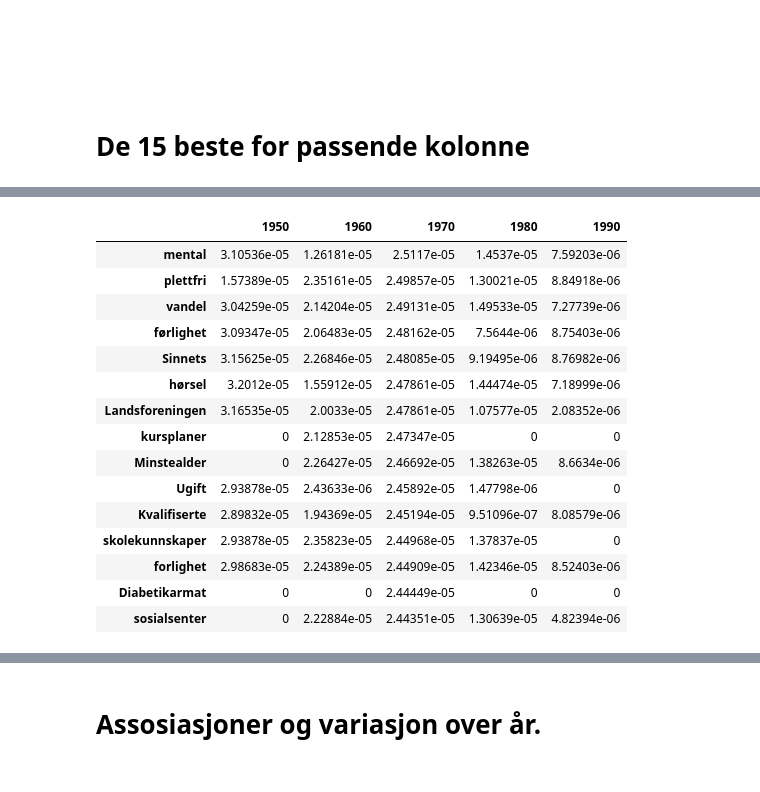
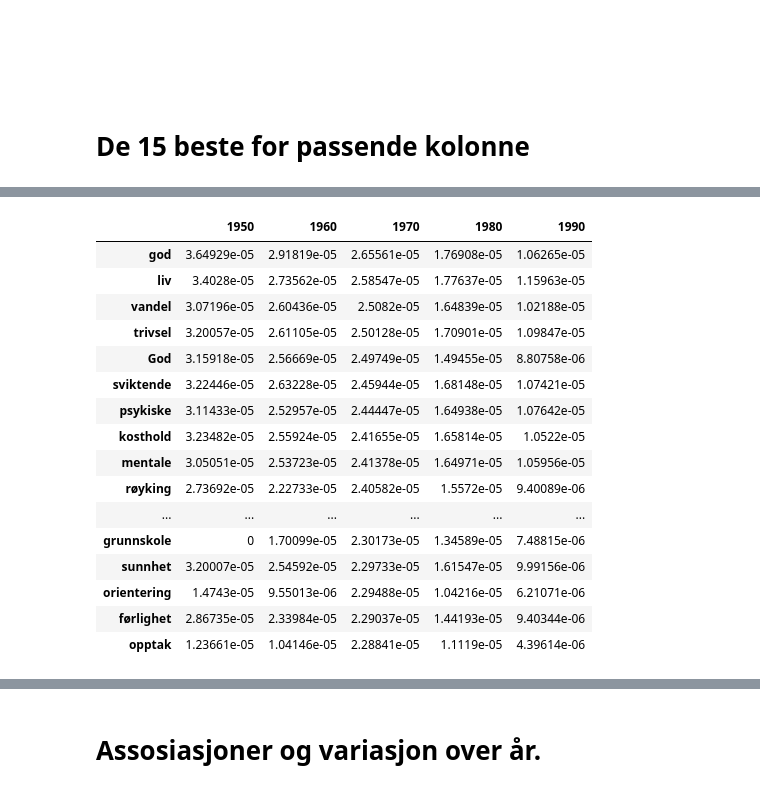
Before and after one commit to Yoonsen/HeCore, a Jupyter notebook: coll_helse_pmi.ipynb, the cells around one changed output, grey strips where cells are left out. Cells and saved outputs as stored; diff of their text form; code cells hidden in the pictures.

```diff
--- a/coll_helse_pmi.ipynb
+++ b/coll_helse_pmi.ipynb
@@ -173,3 +173,6 @@ agg = group_frames(colls)
 nb.normalize_corpus_dataframe(agg)
 # %% [output]
 True
+# %%
+ref = group_frames(reference)
+nb.normalize_corpus_dataframe(ref)
@@ -208,8 +227,9 @@ agg.sort_values(by=agg.columns[2], ascending=False)[:10].style.background_gradie
 | på | 0.00938176 | 0.0110189 | 0.0100142 | 0.0104373 | 0.00997852 |
 # %%
 pmi = pd.DataFrame()
+exp = 1.05
 for i in agg:
-    pmi[i] = agg[i]**1.02/(pd.concat([agg[i], reference[i]],axis=1).sum(axis=1))
+    pmi[i] = agg[i]**exp/(pd.concat([agg[i], ref[i]],axis=1).sum(axis=1))
 # %%
 nb.normalize_corpus_dataframe(pmi)
 # %% [output]
@@ -282,20 +303,21 @@ pmi.sort_values(by=pmi.columns[1], ascending=False).head(15).fillna(0).style.bac
 # %%
-pmi.sort_values(by=pmi.columns[2], ascending=False).head(15).fillna(0).style.background_gradient(axis=1)
+pmi.sort_values(by=pmi.columns[2], ascending=False).head(45).fillna(0).style.background_gradient(axis=1)
 # %% [output]
 |  | 1950 | 1960 | 1970 | 1980 | 1990 |
-| mental | 3.10536e-05 | 1.26181e-05 | 2.5117e-05 | 1.4537e-05 | 7.59203e-06 |
-| plettfri | 1.57389e-05 | 2.35161e-05 | 2.49857e-05 | 1.30021e-05 | 8.84918e-06 |
-| vandel | 3.04259e-05 | 2.14204e-05 | 2.49131e-05 | 1.49533e-05 | 7.27739e-06 |
-| førlighet | 3.09347e-05 | 2.06483e-05 | 2.48162e-05 | 7.5644e-06 | 8.75403e-06 |
-| Sinnets | 3.15625e-05 | 2.26846e-05 | 2.48085e-05 | 9.19495e-06 | 8.76982e-06 |
-| hørsel | 3.2012e-05 | 1.55912e-05 | 2.47861e-05 | 1.44474e-05 | 7.18999e-06 |
-| Landsforeningen | 3.16535e-05 | 2.0033e-05 | 2.47861e-05 | 1.07577e-05 | 2.08352e-06 |
-| kursplaner | 0 | 2.12853e-05 | 2.47347e-05 | 0 | 0 |
-| Minstealder | 0 | 2.26427e-05 | 2.46692e-05 | 1.38263e-05 | 8.6634e-06 |
-| Ugift | 2.93878e-05 | 2.43633e-06 | 2.45892e-05 | 1.47798e-06 | 0 |
-| Kvalifiserte | 2.89832e-05 | 1.94369e-05 | 2.45194e-05 | 9.51096e-07 | 8.08579e-06 |
-| skolekunnskaper | 2.93878e-05 | 2.35823e-05 | 2.44968e-05 | 1.37837e-05 | 0 |
-| forlighet | 2.98683e-05 | 2.24389e-05 | 2.44909e-05 | 1.42346e-05 | 8.52403e-06 |
-| Diabetikarmat | 0 | 0 | 2.44449e-05 | 0 | 0 |
-| sosialsenter | 0 | 2.22884e-05 | 2.44351e-05 | 1.30639e-05 | 4.82394e-06 |
+| god | 3.64929e-05 | 2.91819e-05 | 2.65561e-05 | 1.76908e-05 | 1.06265e-05 |
+| liv | 3.4028e-05 | 2.73562e-05 | 2.58547e-05 | 1.77637e-05 | 1.15963e-05 |
+| vandel | 3.07196e-05 | 2.60436e-05 | 2.5082e-05 | 1.64839e-05 | 1.02188e-05 |
+| trivsel | 3.20057e-05 | 2.61105e-05 | 2.50128e-05 | 1.70901e-05 | 1.09847e-05 |
+| God | 3.15918e-05 | 2.56669e-05 | 2.49749e-05 | 1.49455e-05 | 8.80758e-06 |
+| sviktende | 3.22446e-05 | 2.63228e-05 | 2.45944e-05 | 1.68148e-05 | 1.07421e-05 |
+| psykiske | 3.11433e-05 | 2.52957e-05 | 2.44447e-05 | 1.64938e-05 | 1.07642e-05 |
+| kosthold | 3.23482e-05 | 2.55924e-05 | 2.41655e-05 | 1.65814e-05 | 1.0522e-05 |
+| mentale | 3.05051e-05 | 2.53723e-05 | 2.41378e-05 | 1.64971e-05 | 1.05956e-05 |
+| røyking | 2.73692e-05 | 2.22733e-05 | 2.40582e-05 | 1.5572e-05 | 9.40089e-06 |
+| ... | ... | ... | ... | ... | ... |
+| grunnskole | 0 | 1.70099e-05 | 2.30173e-05 | 1.34589e-05 | 7.48815e-06 |
+| sunnhet | 3.20007e-05 | 2.54592e-05 | 2.29733e-05 | 1.61547e-05 | 9.99156e-06 |
+| orientering | 1.4743e-05 | 9.55013e-06 | 2.29488e-05 | 1.04216e-05 | 6.21071e-06 |
+| førlighet | 2.86735e-05 | 2.33984e-05 | 2.29037e-05 | 1.44193e-05 | 9.40344e-06 |
+| opptak | 1.23661e-05 | 1.04146e-05 | 2.28841e-05 | 1.1119e-05 | 4.39614e-06 |
 # %%
```
Also changed, not shown: parts of 17 cells of this notebook, 4 other files.
